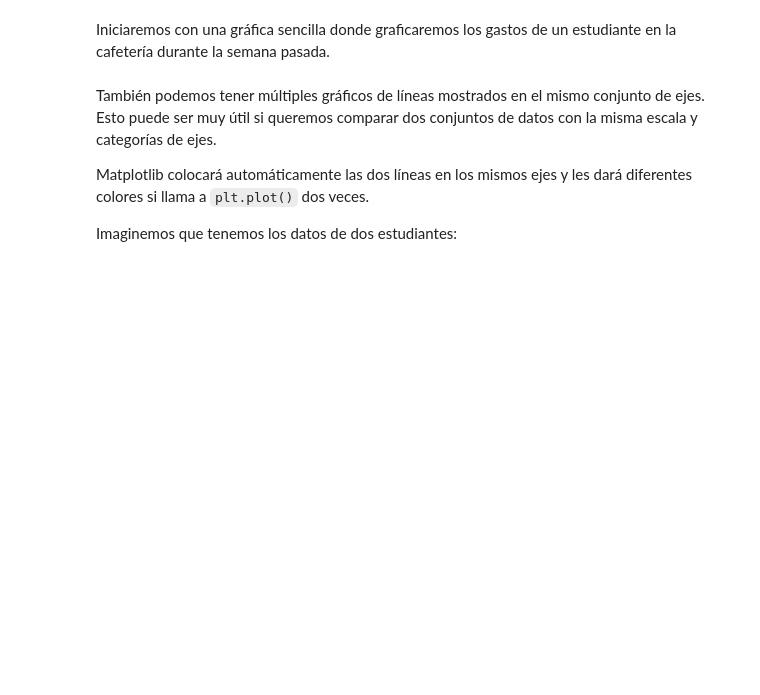
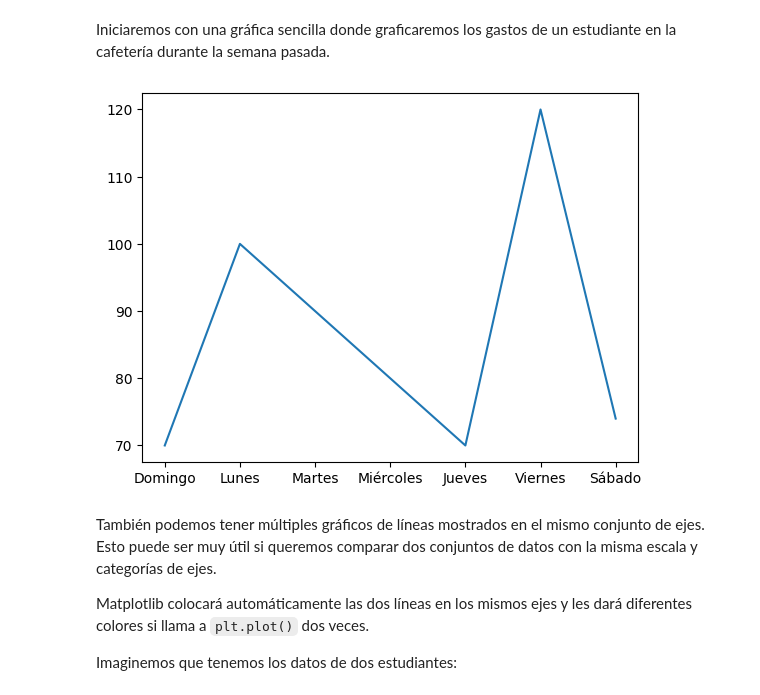
Before and after one commit to vbatiz/intro-python, a Jupyter notebook: notebooks/IntroPython_05.ipynb, the cells around one changed output. Cells and saved outputs as stored; diff of their text form; code cells hidden in the pictures; blank space fills up the shorter version.

```diff
--- a/notebooks/IntroPython_05.ipynb
+++ b/notebooks/IntroPython_05.ipynb
@@ -18,10 +18,13 @@ Iniciaremos con una gráfica sencilla donde graficaremos los gastos de un estudi
 # %%
 #Paso 1. Ejecutar la celda con el código original
 #Paso 2. Modificar la lista de dias para colocar los nombres en lugar de números
-dias = [1,2,3,4,5,6,7]
+#dias = [1,2,3,4,5,6,7]
+dias = ["Domingo","Lunes","Martes","Miércoles", "Jueves", "Viernes", "Sábado"]
 dinero_gastado = [70,100,90,80,70,120,74]
 plt.plot(dias, dinero_gastado)
 plt.show()
+# %% [output]
+[figure, added]
 # %% [markdown]
 También podemos tener múltiples gráficos de líneas mostrados en el mismo conjunto de ejes. Esto puede ser muy útil si queremos comparar dos conjuntos de datos con la misma escala y categorías de ejes.
 
```
Also changed, not shown: parts of 20 cells of this notebook.
